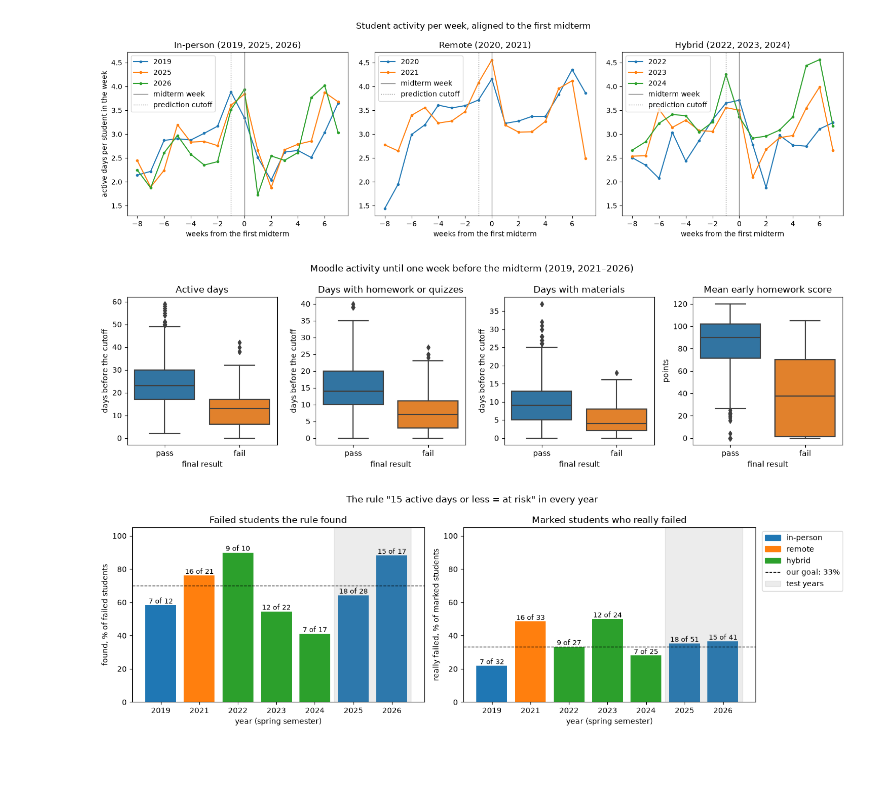
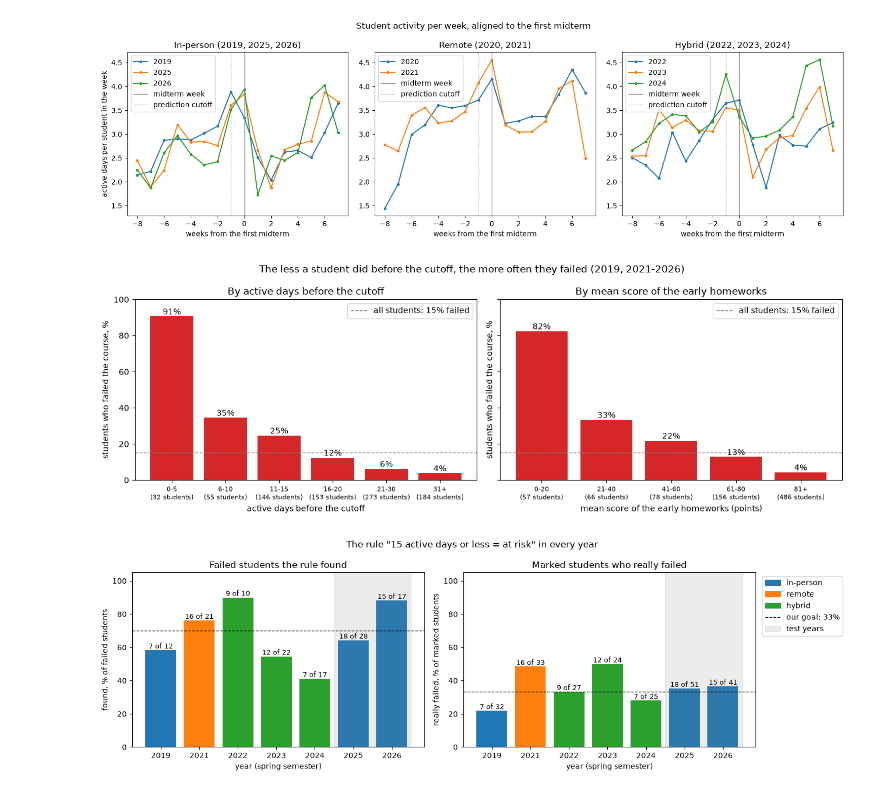
Before and after one commit to anderhinn/Project-F1-Moodle_Activity, a Jupyter notebook: hw10/02_trends_marina.ipynb, the cells around one changed output. Drawn from its saved outputs; the diff is of its cells as text; code cells hidden in the pictures; blank space fills up the shorter version.

Commit message:
Remove old fig2_pass_vs_fail, update README and Task 4a graph 2

```diff
--- a/hw10/02_trends_marina.ipynb
+++ b/hw10/02_trends_marina.ipynb
@@ -561,34 +561,47 @@ plt.show()
 # %% [output]
 [figure]
 # %%
-# Task 4a, graph 2: students who passed vs students who failed, before the prediction cutoff.
+# Task 4a, graph 2: share of students who failed, by Moodle activity and early homework before the cutoff.
 # This cell works on its own: it builds the feature table with the shared function from src/prepare.py.
 import sys
 sys.path.append("..")
-import seaborn as sns
 from src.prepare import build_features
 
 features_table = build_features("../data")
 
-plot_data = features_table.copy()
-plot_data["result"] = plot_data["fail"].map({0: "pass", 1: "fail"})
+# Groups by active days and by early homework score
+days_groups = pd.cut(features_table["active_days"], [-1, 5, 10, 15, 20, 30, 100],
+                     labels=["0-5", "6-10", "11-15", "16-20", "21-30", "31+"])
+hw_groups = pd.cut(features_table["hw_early_mean"], [-1, 20, 40, 60, 80, 200],
+                   labels=["0-20", "21-40", "41-60", "61-80", "81+"])
 
-columns = ["active_days", "days_homework", "days_materials", "hw_early_mean"]
-titles = ["Active days", "Days with homework or quizzes", "Days with materials", "Mean early homework score"]
-y_labels = ["days before the cutoff", "days before the cutoff", "days before the cutoff", "points"]
+# Share of failed students (%) and number of students in each group
+fail_by_days = features_table.groupby(days_groups, observed=True)["fail"].agg(["mean", "size"])
+fail_by_hw = features_table.groupby(hw_groups, observed=True)["fail"].agg(["mean", "size"])
+fail_by_days["mean"] = fail_by_days["mean"] * 100
+fail_by_hw["mean"] = fail_by_hw["mean"] * 100
+fail_all = features_table["fail"].mean() * 100
 
-fig, axes = plt.subplots(1, 4, figsize=(14, 4))
-for ax, col, title, y_label in zip(axes, columns, titles, y_labels):
-    sns.boxplot(data=plot_data, x="result", y=col, order=["pass", "fail"], ax=ax)
+fig, axes = plt.subplots(1, 2, figsize=(13, 4.5), sharey=True)
+panels = [(axes[0], fail_by_days, "By active days before the cutoff", "active days before the cutoff"),
+          (axes[1], fail_by_hw, "By mean score of the early homeworks", "mean score of the early homeworks (points)")]
+for ax, table, title, x_label in panels:
+    labels = [f"{group}\n({n} students)" for group, n in zip(table.index, table["size"])]
+    bars = ax.bar(labels, table["mean"], color="tab:red")
+    ax.bar_label(bars, fmt="%.0f%%")
+    ax.axhline(fail_all, color="gray", linestyle="--", linewidth=1,
+               label=f"all students: {fail_all:.0f}% failed")
+    ax.legend(loc="upper right")
     ax.set_title(title)
-    ax.set_xlabel("final result")
-    ax.set_ylabel(y_label)
-
-fig.suptitle("Moodle activity until one week before the midterm (2019, 2021–2026)")
+    ax.set_xlabel(x_label)
+    ax.tick_params(axis="x", labelsize=8, labelleft=True)
+    ax.set_ylabel("students who failed the course, %")
+axes[0].set_ylim(0, 100)
+fig.suptitle("The less a student did before the cutoff, the more often they failed (2019, 2021-2026)")
 plt.tight_layout()
 plt.show()
 # %% [output]
-[figure, old version]
+[figure, new version]
 # %%
 # Task 4a, graph 3: the rule "15 active days or less = at risk" in every year.
 # This cell works on its own: it builds the feature table with the shared function from src/prepare.py.
```
Also changed, not shown: parts of 2 cells of this notebook, 7 other files.
